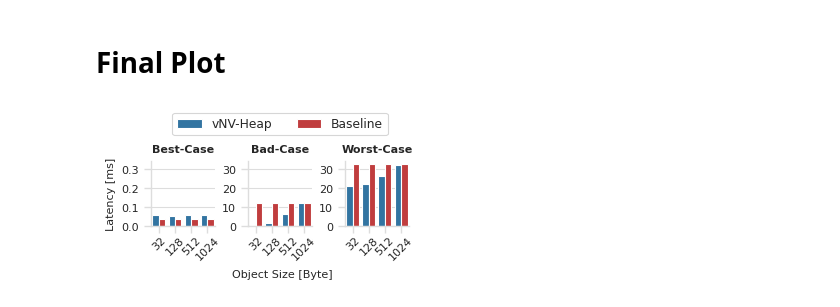
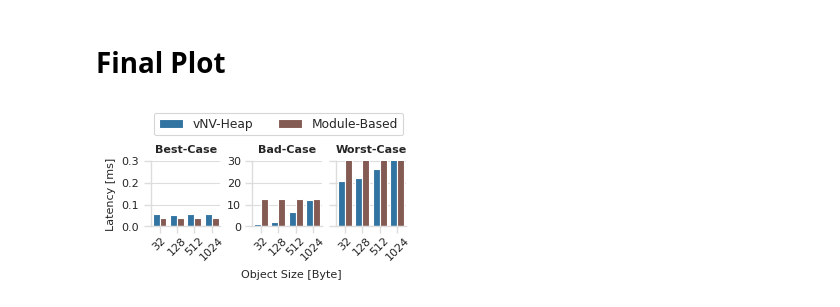
Before and after one commit to markus-gerber/vnv-heap, a Jupyter notebook: evaluation/get_ref.ipynb, the cells around one changed output. Cells and saved outputs as stored; diff of their text form; code cells hidden in the pictures.

Commit message:
updated get ref plot

```diff
--- a/evaluation/get_ref.ipynb
+++ b/evaluation/get_ref.ipynb
@@ -28,7 +28,7 @@ ovpm = convert_datasets(
 
 baseline = convert_datasets(
     raw_data,
-    "Baseline",
+    "Module-Based",
     [("baseline_get_min", "Best-Case"), ("baseline_get_min_max", "Bad-Case"), ("baseline_get_max", "Worst-Case")],
     ["mean", "min", "max", "options.object_size", "options.bucket_size", "options.modules", "machine_name", "cold_start", "repetitions"],
     unwrapped=show_error_bar
@@ -154,7 +154,10 @@ import seaborn as sns
 import matplotlib.pyplot as plt
 
 palette = set_theme(colors=2)
-palette = [palette[1], palette[0]]
+# palette = [palette[1], palette[0]]
+palette = [sns.color_palette("tab10")[0], sns.color_palette("tab10")[5]]
+# palette = ["#51c56a", "#433e85"]
+# palette = [sns.color_palette("colorblind")[0], sns.color_palette("colorblind")[3]]
 sns.set_palette(palette=palette)
 
 unit = "ms"
@@ -166,7 +169,7 @@ g = sns.catplot(
     kind="bar",
     x="options.object_size", y="mean", hue="dataset_type", col="benchmark_title",
     col_wrap=4,
-    errorbar="sd", alpha=1, aspect=(1/1.6)*(3.3/3) - (1/3) * 0.05, height=1.6, width=0.8,
+    errorbar="sd", alpha=1, aspect=(1/1.6)*(3.3/3) - (1/3) * 0.05 + 0.03, height=1.6, width=0.8,
     sharey=False
 )
 g.set_titles("{col_name}")
@@ -181,34 +184,46 @@ g.legend.set_title("\nMeasurement")
 #     else:
 #         return str(value)
 
 for ax in g.axes:
     ax.set_xticks(ax.get_xticks())
     ax.set_xticklabels(ax.get_xticklabels(), rotation=45, y=0.05, ha="center")
     ax.set_title(ax.get_title(), rotation = 0, fontweight="bold")
     #ax.yaxis.set_major_formatter(FuncFormatter(format_float))
 
 g.axes[1].set_ylabel("")
 g.axes[2].set_ylabel("")
 g.axes[0].set_ylim(top=(filtered["mean"].max() * 1.05)/100)
 
-g.axes[1].sharey(g.axes[2])
+# g.axes[1].sharey(g.axes[2])
+# y.set_xmargin(10)
 
 g.axes[0].set_yticks([0,0.1,0.2,0.3])
+g.axes[0].set_ylim(top=.3)
 g.axes[1].set_yticks([0,10,20,30])
+g.axes[1].set_ylim(top=30)
+g.axes[2].set_yticks([0,10,20,30])
+g.axes[2].set_yticklabels([])
+g.axes[2].set_ylim(top=30)
 
 #axins = zoomed_inset_axes(g.axes[0], 2, loc=1) # zoom = 6
-g.figure.supxlabel("Object Size [Byte]", x=0.352, y=0.08, fontsize=8)
+g.figure.supxlabel("Object Size [Byte]", x=0.34, y=0.08, fontsize=8)
 g.tight_layout(w_pad=0, h_pad=0)
 catplot_handles = g.legend.set(visible=False)
 
+box = g.axes[2].get_position()
+box.x0 = box.x0 + -0.03
+box.x1 = box.x1 + -0.03
+g.axes[2].set_position(box)
+
+
 plt.legend(
     loc = "lower center",
-    bbox_to_anchor=(-1, 1.3),
+    bbox_to_anchor=(-0.83, 1.3),
     ncol=2,
     title=None,
     frameon=True
 )
 
 save_plot("accessing_data", False)
 # %% [output]
-[figure, old version]
+[figure, new version]
```
